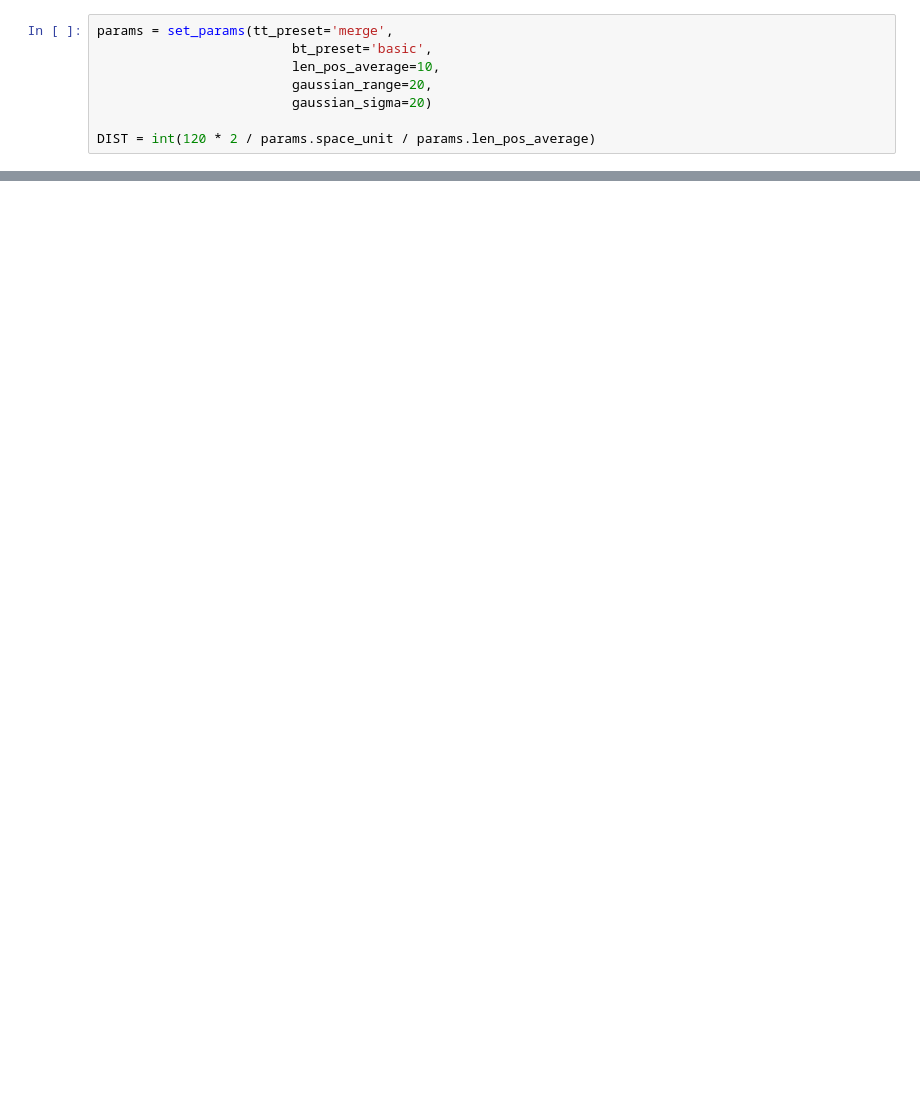
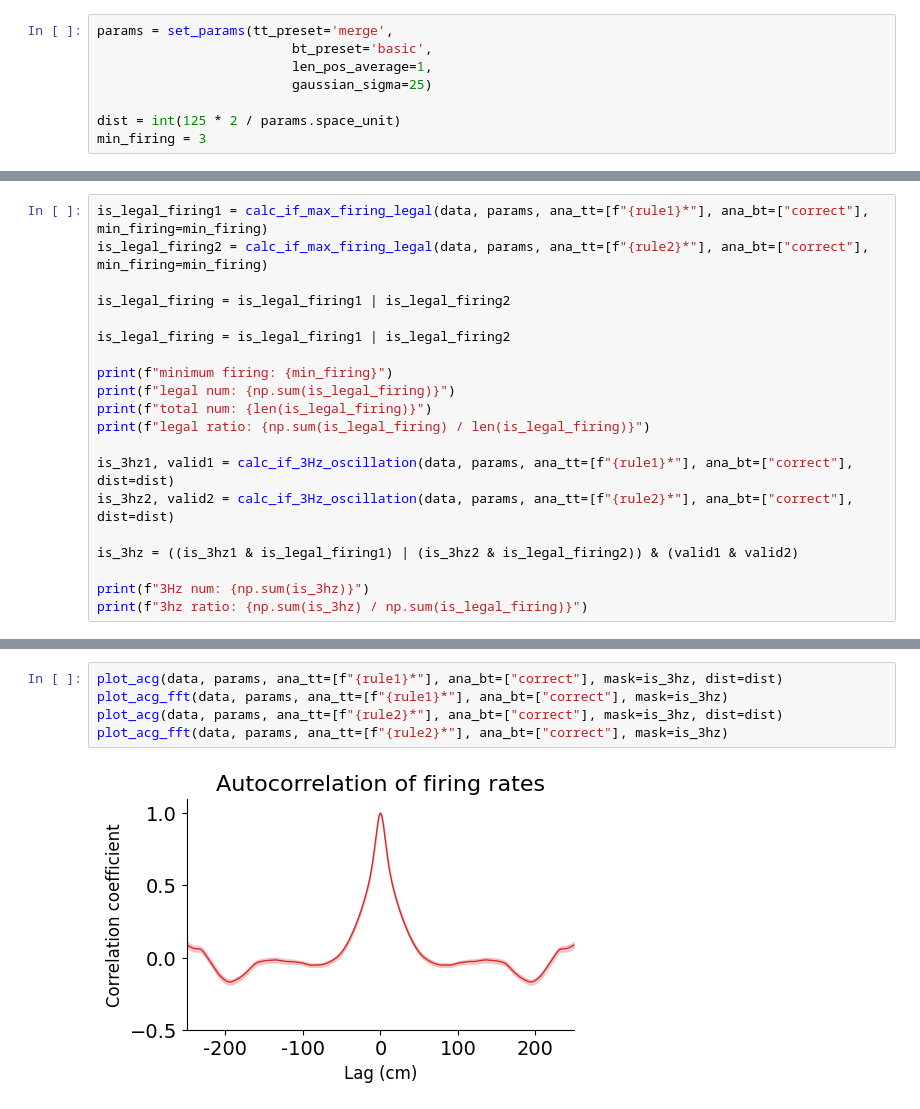
Before and after one commit to ymseq/ZhaoLab-analysis-python, a Jupyter notebook: src/PFC_NP_analysis/oscillation_analysis.ipynb, the cells around one changed output, grey strips where cells are left out. Drawn from its saved outputs; the diff is of its cells as text; blank space fills up the shorter version.

Commit message:
finish oscillation & AB cell

```diff
--- a/src/PFC_NP_analysis/oscillation_analysis.ipynb
+++ b/src/PFC_NP_analysis/oscillation_analysis.ipynb
@@ -10,8 +1004,8 @@ from utils.config import Params
 # %%
 params = set_params(tt_preset='merge',
                          bt_preset='basic',
-                         len_pos_average=10,
-                         gaussian_range=20,
-                         gaussian_sigma=20)
+                         len_pos_average=1,
+                         gaussian_sigma=25)
 
-DIST = int(120 * 2 / params.space_unit / params.len_pos_average)
+dist = int(125 * 2 / params.space_unit)
+min_firing = 3
@@ -520,0 +1042,20 @@ def run_on(entry_dir: str, params: Params, rule1: str, rule2: str, min_firing =
+# %%
+is_legal_firing1 = calc_if_max_firing_legal(data, params, ana_tt=[f"{rule1}*"], ana_bt=["correct"], min_firing=min_firing)
+is_legal_firing2 = calc_if_max_firing_legal(data, params, ana_tt=[f"{rule2}*"], ana_bt=["correct"], min_firing=min_firing)
+
+is_legal_firing = is_legal_firing1 | is_legal_firing2
+
+is_legal_firing = is_legal_firing1 | is_legal_firing2
+
+print(f"minimum firing: {min_firing}")
+print(f"legal num: {np.sum(is_legal_firing)}")
+print(f"total num: {len(is_legal_firing)}")
+print(f"legal ratio: {np.sum(is_legal_firing) / len(is_legal_firing)}")
+
+is_3hz1, valid1 = calc_if_3Hz_oscillation(data, params, ana_tt=[f"{rule1}*"], ana_bt=["correct"], dist=dist)
+is_3hz2, valid2 = calc_if_3Hz_oscillation(data, params, ana_tt=[f"{rule2}*"], ana_bt=["correct"], dist=dist)
+
+is_3hz = ((is_3hz1 & is_legal_firing1) | (is_3hz2 & is_legal_firing2)) & (valid1 & valid2)
+
+print(f"3Hz num: {np.sum(is_3hz)}")
+print(f"3hz ratio: {np.sum(is_3hz) / np.sum(is_legal_firing)}")
@@ -520,0 +1077,7 @@ def run_on(entry_dir: str, params: Params, rule1: str, rule2: str, min_firing =
+# %%
+plot_acg(data, params, ana_tt=[f"{rule1}*"], ana_bt=["correct"], mask=is_3hz, dist=dist)
+plot_acg_fft(data, params, ana_tt=[f"{rule1}*"], ana_bt=["correct"], mask=is_3hz)
+plot_acg(data, params, ana_tt=[f"{rule2}*"], ana_bt=["correct"], mask=is_3hz, dist=dist)
+plot_acg_fft(data, params, ana_tt=[f"{rule2}*"], ana_bt=["correct"], mask=is_3hz)
+# %% [output]
+[figure, added]
```
Also changed, not shown: parts of 31 cells of this notebook, 8 other files.
